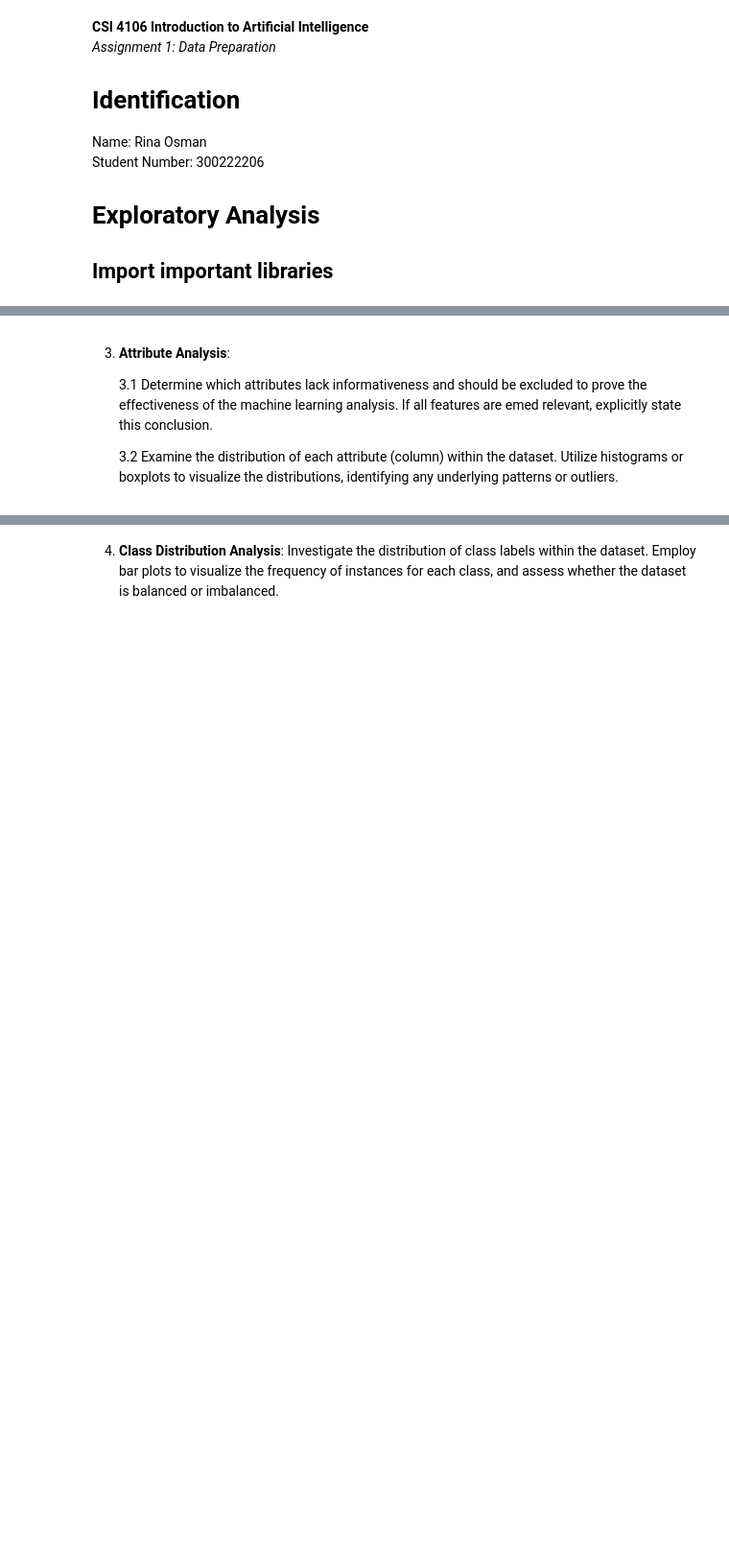
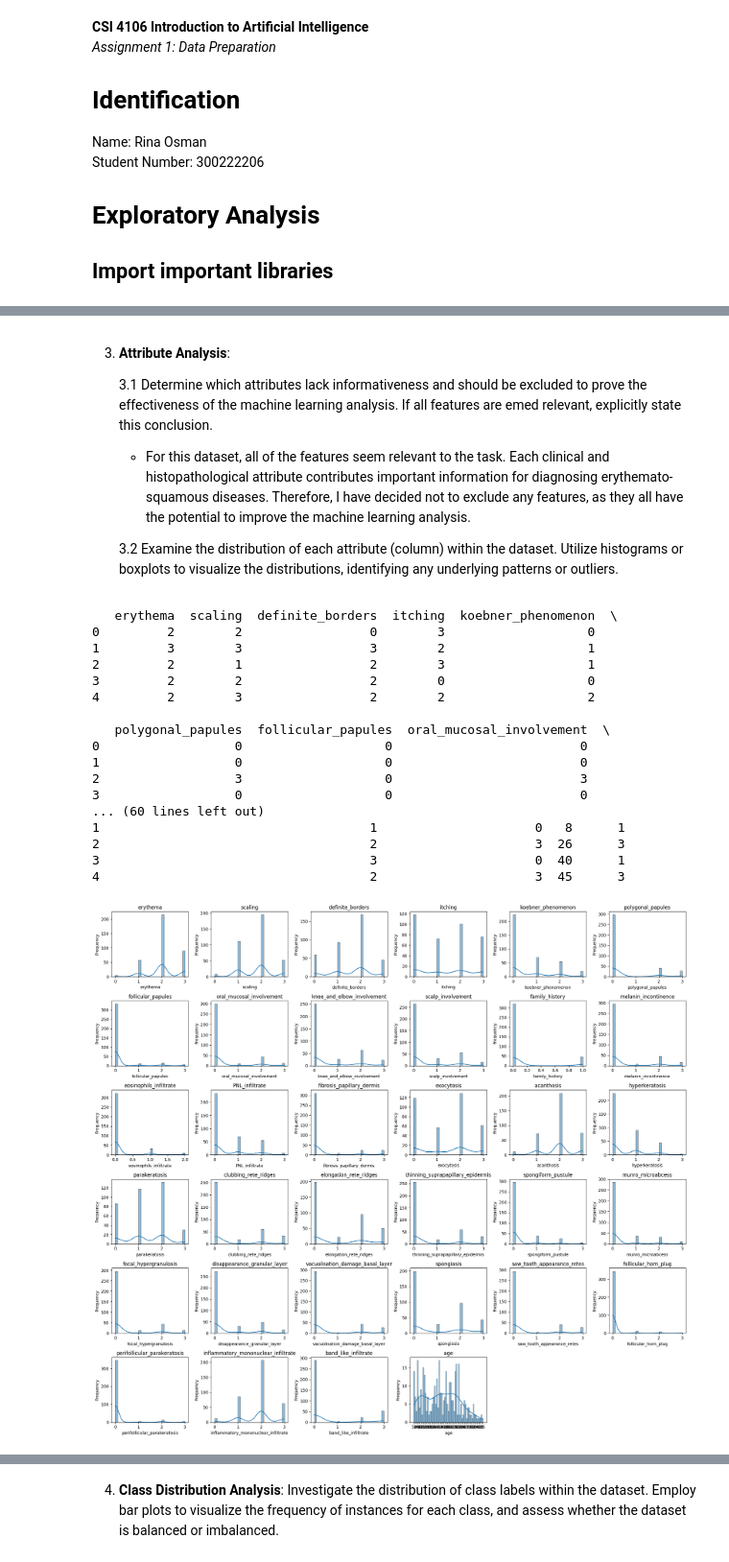
Before and after one commit to rinaxosman/csi4106-a1, a Jupyter notebook: A1_300222206.ipynb, the cells around one changed output, grey strips where cells are left out. Shown: that part at 96% size. Cells and saved outputs as stored; diff of their text form; code cells hidden in the pictures; blank space fills up the shorter version.

```diff
--- a/A1_300222206.ipynb
+++ b/A1_300222206.ipynb
@@ -60,4 +185,7 @@ dataset['age'] = dataset['age'].replace('?', mean_age)
 
     3.1 Determine which attributes lack informativeness and should be excluded to prove the effectiveness of the machine learning analysis. If all features are emed relevant, explicitly state this conclusion.
 
+    - For this dataset, all of the features seem relevant to the task. Each clinical and histopathological attribute contributes important information for diagnosing erythemato-squamous diseases. Therefore, I have decided not to exclude any features, as they all have the potential to improve the machine learning analysis.
+
+
     3.2 Examine the distribution of each attribute (column) within the dataset. Utilize histograms or boxplots to visualize the distributions, identifying any underlying patterns or outliers.
@@ -65,0 +194,56 @@ dataset['age'] = dataset['age'].replace('?', mean_age)
+# %%
+import pandas as pd
+import matplotlib.pyplot as plt
+import seaborn as sns
+
+url = "https://raw.githubusercontent.com/rinaxosman/csi4106-a1/main/dermatology_database_1.csv"
+data = pd.read_csv(url)
+
+print(data.head())
+
+# distributions of each attribute
+attributes = data.columns[:-1]  # not including class col
+num_attributes = len(attributes)
+
+num_rows = (num_attributes // 6) + (num_attributes % 6 > 0)
+
+#histograms for each attribute
+plt.figure(figsize=(20, num_rows * 3))
+for i, attr in enumerate(attributes):
+    plt.subplot(num_rows, 6, i + 1)
+    sns.histplot(data[attr], bins=30, kde=True)
+    plt.title(attr)
+    plt.xlabel(attr)
+    plt.ylabel('Frequency')
+
+plt.tight_layout()
+plt.show()
+
+# Boxplots
+plt.figure(figsize=(20, num_rows * 3))
+for i, attr in enumerate(attributes):
+    plt.subplot(num_rows, 6, i + 1)
+    sns.boxplot(x=data[attr])
+    plt.title(attr)
+
+plt.tight_layout()
+plt.show()
+# %% [output]
+   erythema  scaling  definite_borders  itching  koebner_phenomenon  \
+0         2        2                 0        3                   0
+1         3        3                 3        2                   1
+2         2        1                 2        3                   1
+3         2        2                 2        0                   0
+4         2        3                 2        2                   2
+
+   polygonal_papules  follicular_papules  oral_mucosal_involvement  \
+0                  0                   0                         0
+1                  0                   0                         0
+2                  3                   0                         3
+3                  0                   0                         0
+... (60 lines left out)
+1                                    1                     0   8      1
+2                                    2                     3  26      3
+3                                    3                     0  40      1
+4                                    2                     3  45      3
+[figure, added]
```
Also changed, not shown: parts of 28 cells of this notebook.
